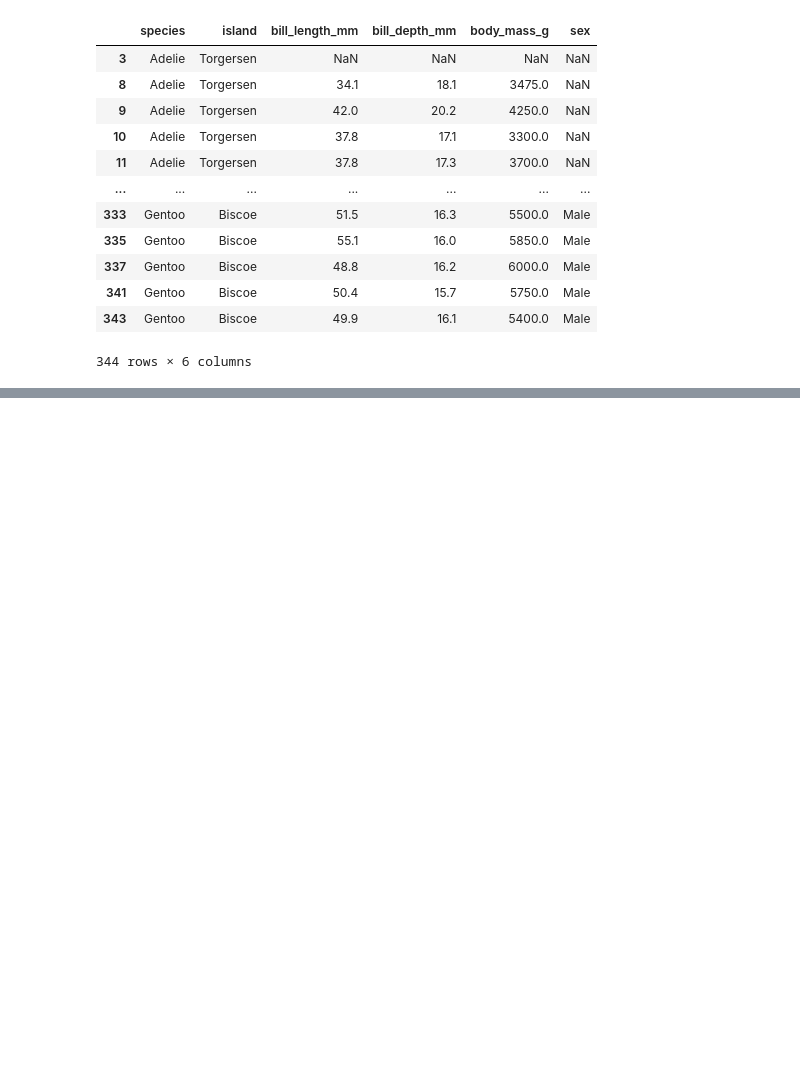
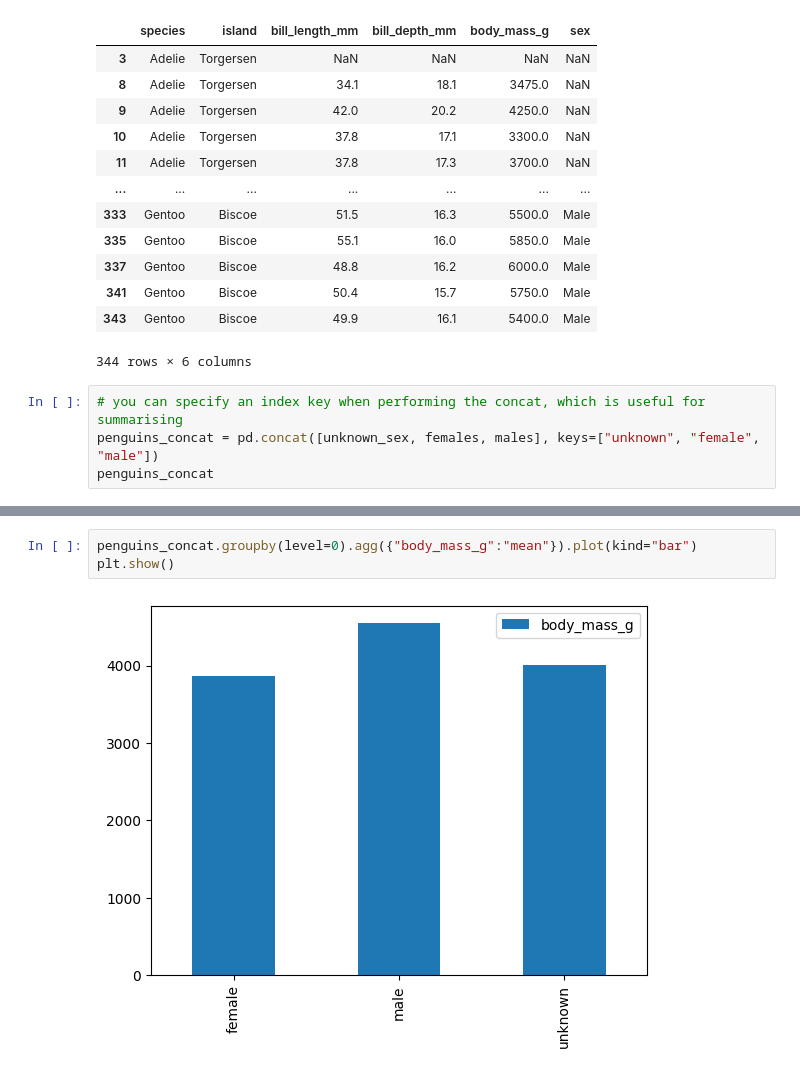
Before and after one commit to r-leyshon/py-pandas, a Jupyter notebook: joining-data/03-advanced.ipynb, the cells around one changed output, grey strips where cells are left out. Drawn from its saved outputs; the diff is of its cells as text; blank space fills up the shorter version.

Commit message:
feat: Concat with key

```diff
--- a/joining-data/03-advanced.ipynb
+++ b/joining-data/03-advanced.ipynb
@@ -124,3 +125,7 @@ pd.concat([unknown_sex, females, males], join="inner")
 | 341 | Gentoo | Biscoe | 50.4 | 15.7 | 5750.0 | Male |
 | 343 | Gentoo | Biscoe | 49.9 | 16.1 | 5400.0 | Male |
 344 rows × 6 columns
+# %%
+# you can specify an index key when performing the concat, which is useful for summarising
+penguins_concat = pd.concat([unknown_sex, females, males], keys=["unknown", "female", "male"])
+penguins_concat
@@ -126,0 +146,5 @@ pd.concat([unknown_sex, females, males], join="inner")
+# %%
+penguins_concat.groupby(level=0).agg({"body_mass_g":"mean"}).plot(kind="bar")
+plt.show()
+# %% [output]
+[figure, added]
```
Also changed, not shown: parts of 2 cells of this notebook.
